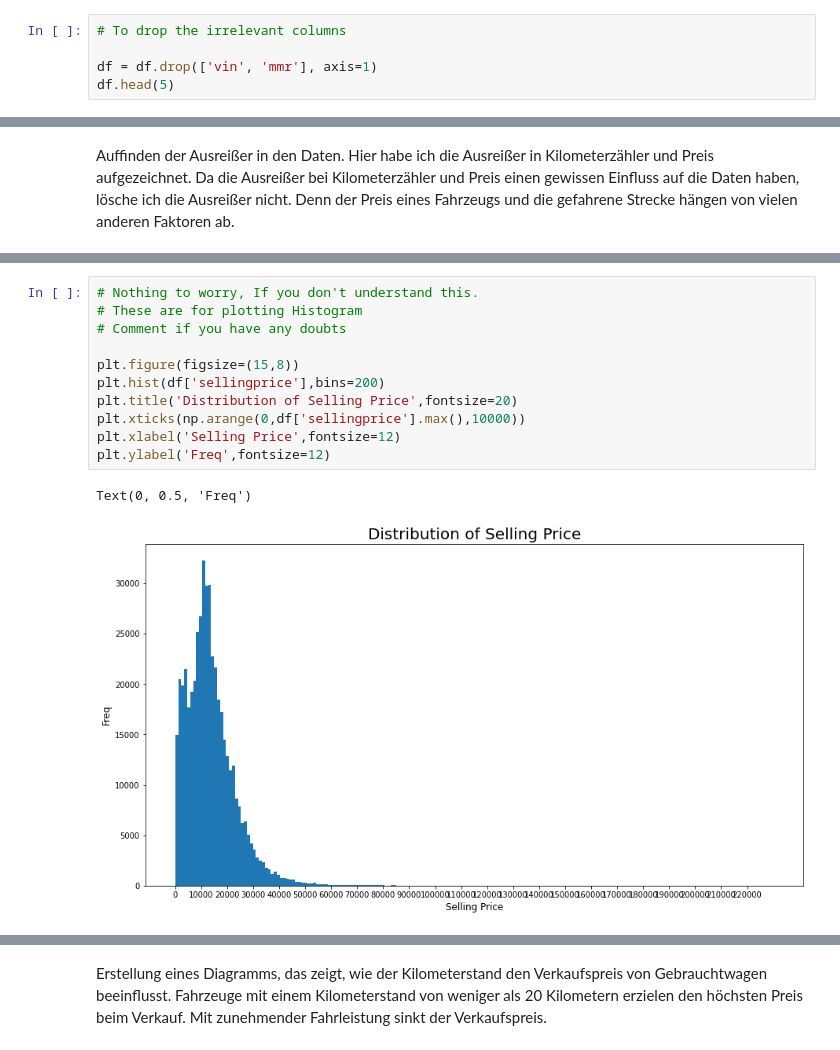
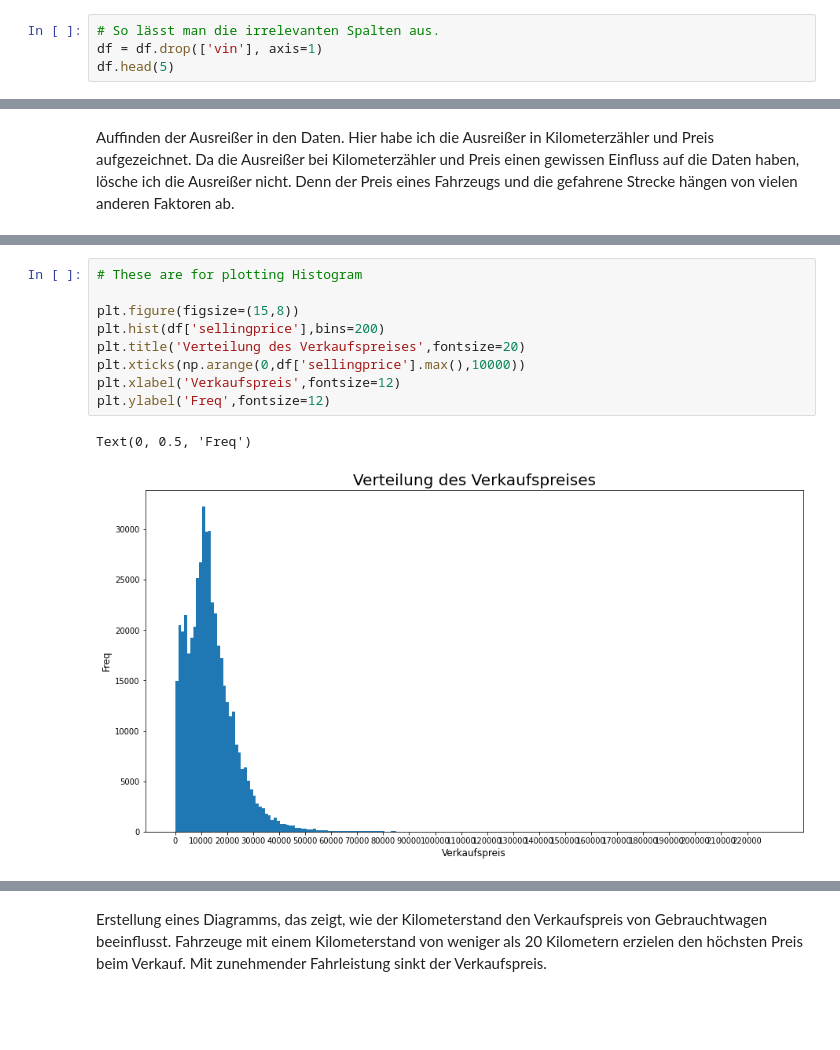
Before and after one commit to Jermaine-Ley/demo-page, a Jupyter notebook: _sources/Reg_EDA.ipynb, the cells around one changed output, grey strips where cells are left out. Cells and saved outputs as stored; diff of their text form; blank space fills up the shorter version.

```diff
--- a/_sources/Reg_EDA.ipynb
+++ b/_sources/Reg_EDA.ipynb
@@ -66,9 +64,8 @@ dtype: object
 # %% [markdown]
 Hier werde ich einige Zeilen löschen, die für die Daten unerheblich sind.
 # %%
-# To drop the irrelevant columns
-
-df = df.drop(['vin', 'mmr'], axis=1)
+# So lässt man die irrelevanten Spalten aus.
+df = df.drop(['vin'], axis=1)
 df.head(5)
 # %% [output]
 |  | year | make | model | trim | body | transmission | state | condition | odometer | color | ... |
@@ -198,16 +194,14 @@ Insights finden
 
 Hier habe ich ein Diagramm erstellt, das die Anzahl der verkauften Fahrzeuge in Abhängigkeit von ihrem Preis zeigt. Die meisten Fahrzeuge wurden in einem Bereich von 10 000 bis 20 000 verkauft.
 # %%
-# Nothing to worry, If you don't understand this.
 # These are for plotting Histogram
-# Comment if you have any doubts
 
 plt.figure(figsize=(15,8))
 plt.hist(df['sellingprice'],bins=200)
-plt.title('Distribution of Selling Price',fontsize=20)
+plt.title('Verteilung des Verkaufspreises',fontsize=20)
 plt.xticks(np.arange(0,df['sellingprice'].max(),10000))
-plt.xlabel('Selling Price',fontsize=12)
+plt.xlabel('Verkaufspreis',fontsize=12)
 plt.ylabel('Freq',fontsize=12)
 # %% [output]
 Text(0, 0.5, 'Freq')
-[figure, old version]
+[figure, new version]
```
Also changed, not shown: parts of 22 cells of this notebook, 48 other files.
